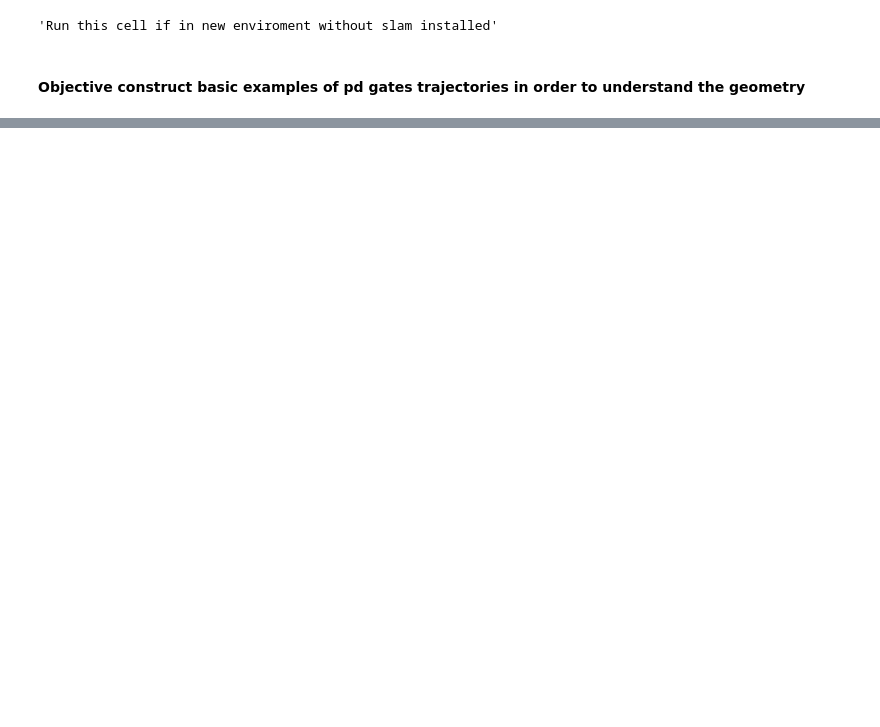
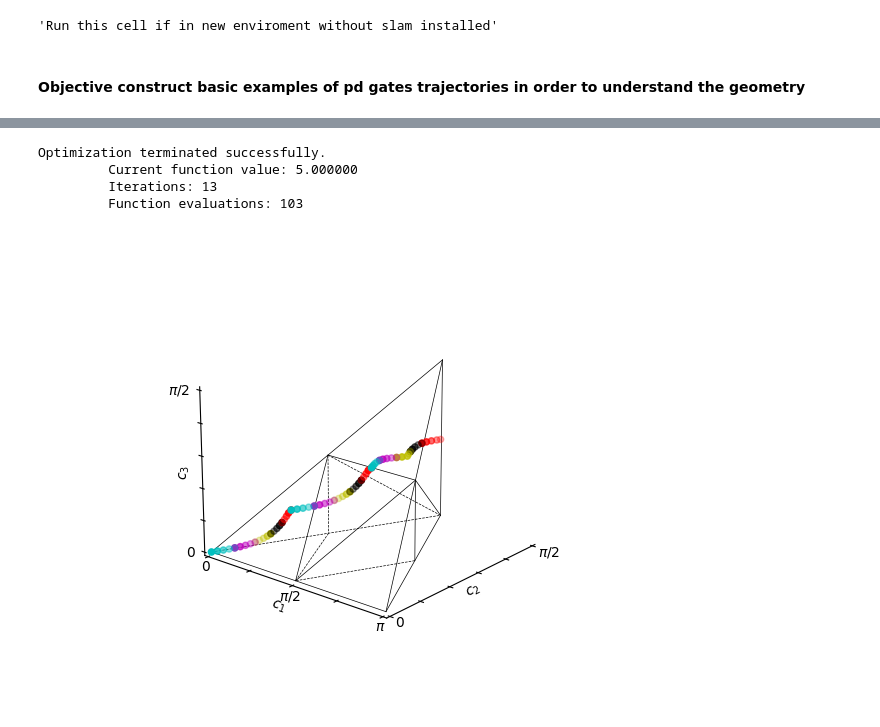
Before and after one commit to Pitt-JonesLab/slam_decomposition, a Jupyter notebook: slam/scripts/parallel_drive_playground.ipynb, the cells around one changed output, grey strips where cells are left out. Drawn from its saved outputs; the diff is of its cells as text; code cells hidden in the pictures; blank space fills up the shorter version.

```diff
--- a/slam/scripts/parallel_drive_playground.ipynb
+++ b/slam/scripts/parallel_drive_playground.ipynb
@@ -38,2 +43,52 @@ coordinate_2dlist_weyl(*pdgw.coordinate_list);
+# %%
+#to optimize for SWAP
+# # use widget to change parameters
+from slam.cost_function import WeylEuclideanCost, MakhlinFunctionalCost
+from scipy.optimize import minimize
+
+#ansatz includes solution for midpoint, with 5 remaining parameters
+pdgw = ParallelDrivenGateWidget(N = 10, gc = np.pi/2, gg = 0, phase_a=0, phase_b=0,phase_c=0, phase_g = 0)
+pdgw2 = ParallelDrivenGateWidget(N = 5, gc = np.pi/2, gg = 0, phase_a=np.pi/2, phase_b=0,phase_c=0, phase_g = 0)
+pdgw3 = pdgw + pdgw2
+bounds = (-2*np.pi, 2*np.pi)
+gx, gy = list(np.ones(10)*np.pi)+list(np.ones(5)*np.pi), list(np.ones(10)*-np.pi)+list(np.ones(5)*0)
+
+cost_f = MakhlinFunctionalCost()
+# cost_f = WeylEuclideanCost()
+def cost_function(p):
+    pdgw2 = ParallelDrivenGateWidget(N = 5, gc = np.pi/2, gg = 0, phase_a=p[0], phase_b=p[1],phase_c=p[2], phase_g = p[3])
+    pdgw3 = pdgw + pdgw2
+    # gx = list(np.ones(10)*np.pi) + list(p[:len(p)//2])
+    # gy = list(np.ones(10)*np.pi) + list(p[len(p)//2:])
+    gx = list (np.ones(10)*np.pi) + list(p[4] * np.ones(5))
+    gy = list (np.ones(10)*np.pi) + list(p[5] * np.ones(5))
+    pdgw3.prepare_parameters_nonuniform(gx,gy)
+    # pdgw3.iterate_time()
+    f = pdgw.solve_end()
+    current_cost = cost_f.unitary_fidelity(target, f)
+    # print(current_cost)
+    return current_cost
+
+#initial guess
+# p0 = list(np.ones(5)*np.pi/2) + list(np.ones(5)*np.pi/2) # guess for every parameter
+p0 = [np.pi/2, 0, 0 ,0, 2*np.pi, 0] # one guess for every parameter
+ret = minimize(cost_function, p0, method='Nelder-Mead', options={'disp': True})
+
+# display results
+# gx = list(np.ones(10)*np.pi) + list(res.x[:len(res.x)//2])
+# gy = list(np.ones(10)*np.pi) + list(res.x[len(res.x)//2:])
+gx = list (np.ones(10)*np.pi) + list(ret.x[4] * np.ones(5))
+gy = list (np.ones(10)*np.pi) + list(ret.x[5] * np.ones(5))
+pdgw2 = ParallelDrivenGateWidget(N = 5, gc = np.pi/2, gg = 0, phase_a=ret.x[0], phase_b=ret.x[1],phase_c=ret.x[2], phase_g = ret.x[3])
+pdgw3 = pdgw + pdgw2
+pdgw3.prepare_parameters_nonuniform(gx,gy)
+pdgw3.iterate_time()
+coordinate_2dlist_weyl(*pdgw3.coordinate_list);
+# %% [output]
+Optimization terminated successfully.
+         Current function value: 5.000000
+         Iterations: 13
+         Function evaluations: 103
+[figure, added]
 # %%
 from slam.utils.visualize import plotMatrix
```
Also changed, not shown: parts of 13 cells of this notebook, 2 other files.
